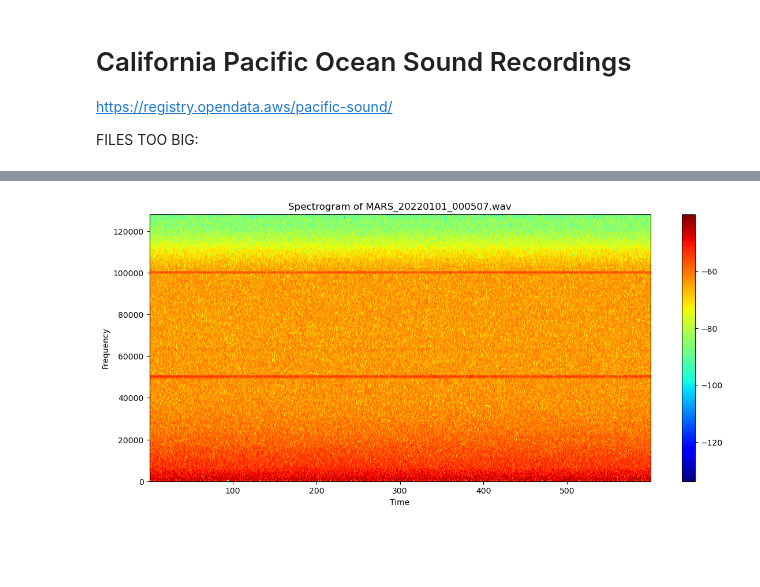
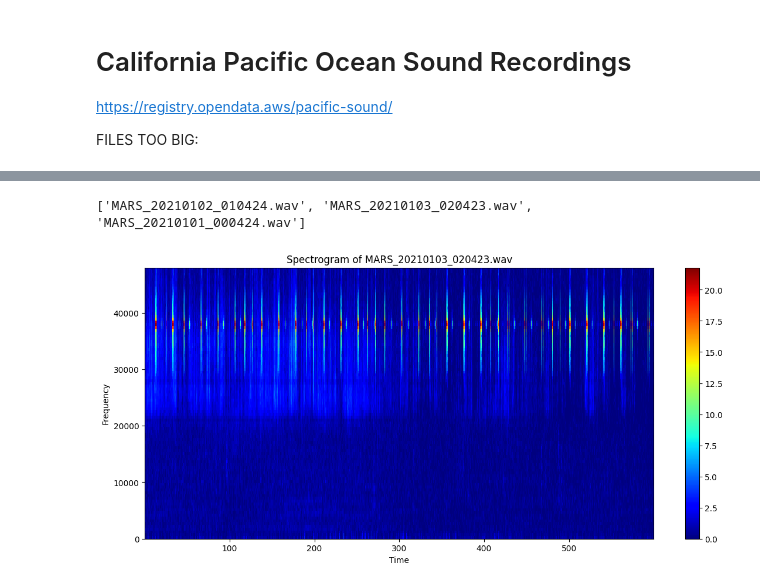
Before and after one commit to oceanhackweek/ohw23-proj-pamproject, a Jupyter notebook: California_PAM_data.ipynb, the cells around one changed output, grey strips where cells are left out. Cells and saved outputs as stored; diff of their text form; code cells hidden in the pictures; blank space fills up the shorter version.

```diff
--- a/California_PAM_data.ipynb
+++ b/California_PAM_data.ipynb
@@ -16,3 +20,5 @@ import time
+# %%
+data_folder = './data/california-pam/'
 # %%
 s3 = s3fs.S3FileSystem(anon=True)
 bucket_name = 'pacific-sound-256khz-2021'
@@ -36,6 +42,9 @@ FileNotFoundError: [Errno 2] No such file or directory: 'data/california-pam/MAR
 # %%
-from soundscape_IR.soundscape_viewer import audio_visualization
+flist = os.listdir(data_folder)
+print(flist)
+# %% [output]
+['MARS_20210102_010424.wav', 'MARS_20210103_020423.wav', 'MARS_20210101_000424.wav']
 # %%
-spec = audio_visualization(filename='MARS_20220101_000507.wav', path='./data/california-pam/')
+spec = audio_visualization(filename=flist[1], path=data_folder, FFT_size=512, time_resolution=0.1, prewhiten_percent=10, f_range=[0,48000])
 # %% [output]
-[figure, old version]
+[figure, new version]
```
Also changed, not shown: parts of 6 cells of this notebook, 2 other files.
